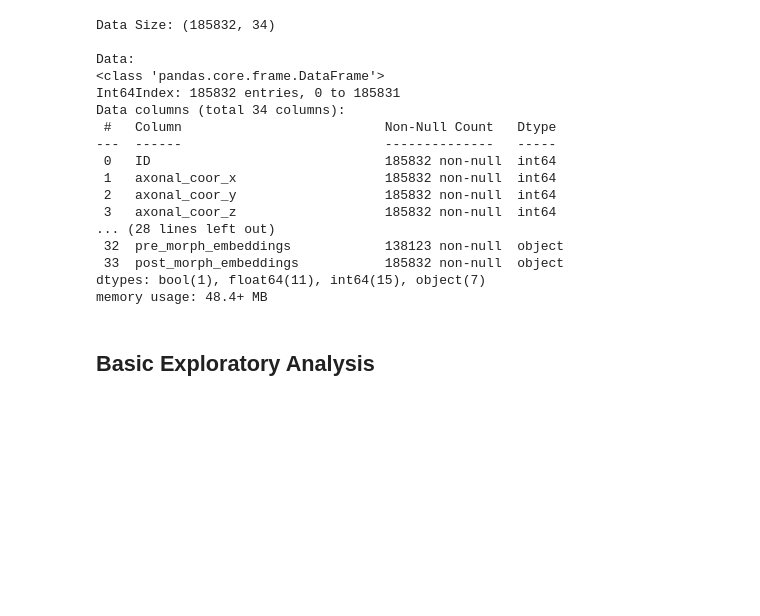
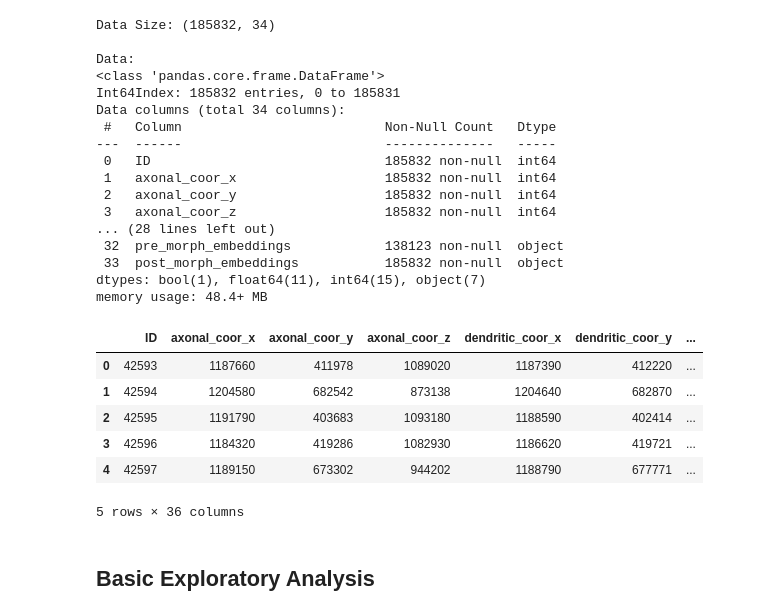
Before and after one commit to DanielCufino/elec478comp, a Jupyter notebook: example_nb_exploration.ipynb, the cells around one changed output. Drawn from its saved outputs; the diff is of its cells as text; code cells hidden in the pictures; blank space fills up the shorter version.

```diff
--- a/example_nb_exploration.ipynb
+++ b/example_nb_exploration.ipynb
@@ -125,6 +189,16 @@ Data columns (total 34 columns):
  33  post_morph_embeddings           185832 non-null  object
 dtypes: bool(1), float64(11), int64(15), object(7)
 memory usage: 48.4+ MB
+# %%
+data.head()
+# %% [output]
+|  | ID | axonal_coor_x | axonal_coor_y | axonal_coor_z | dendritic_coor_x | dendritic_coor_y | ... |
+| 0 | 42593 | 1187660 | 411978 | 1089020 | 1187390 | 412220 | ... |
+| 1 | 42594 | 1204580 | 682542 | 873138 | 1204640 | 682870 | ... |
+| 2 | 42595 | 1191790 | 403683 | 1093180 | 1188590 | 402414 | ... |
+| 3 | 42596 | 1184320 | 419286 | 1082930 | 1186620 | 419721 | ... |
+| 4 | 42597 | 1189150 | 673302 | 944202 | 1188790 | 677771 | ... |
+5 rows × 36 columns
 # %% [markdown]
 ## Basic Exploratory Analysis
 # %%
```
Also changed, not shown: parts of 9 cells of this notebook, 5 other files.
